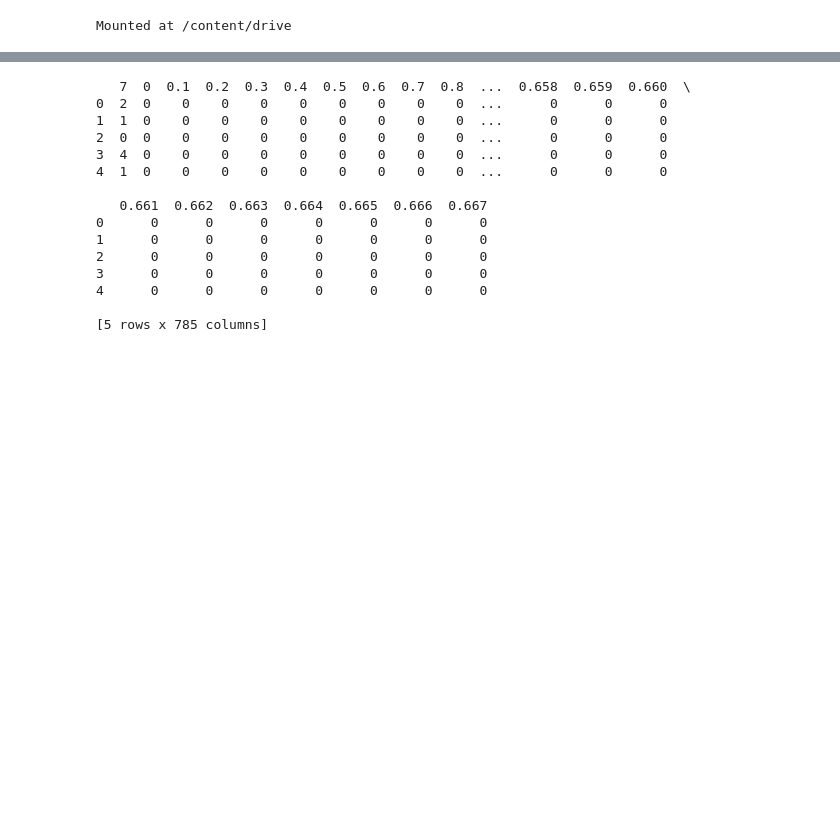
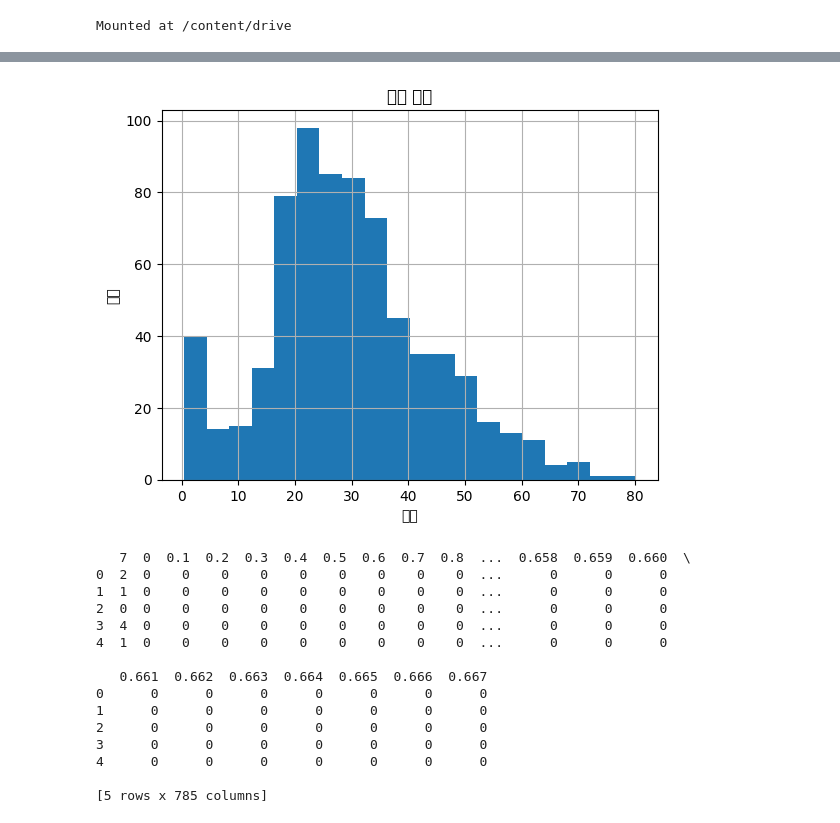
Before and after one commit to minjae-083/colab_tutorial, a Jupyter notebook: Untitled0.ipynb, the cells around one changed output, grey strips where cells are left out. Cells and saved outputs as stored; diff of their text form; code cells hidden in the pictures; blank space fills up the shorter version.

```diff
--- a/Untitled0.ipynb
+++ b/Untitled0.ipynb
@@ -8,3 +116,12 @@ Mounted at /content/drive
+# %%
+# 수치형 데이터 분포
+df['age'].hist(bins=20)
+plt.title('나이 분포')
+plt.xlabel('나이')
+plt.ylabel('빈도')
+plt.show()
+# %% [output]
+[figure, added]
 # %%
 import pandas as pd
 import numpy as np
```
Also changed, not shown: parts of 6 cells of this notebook.
